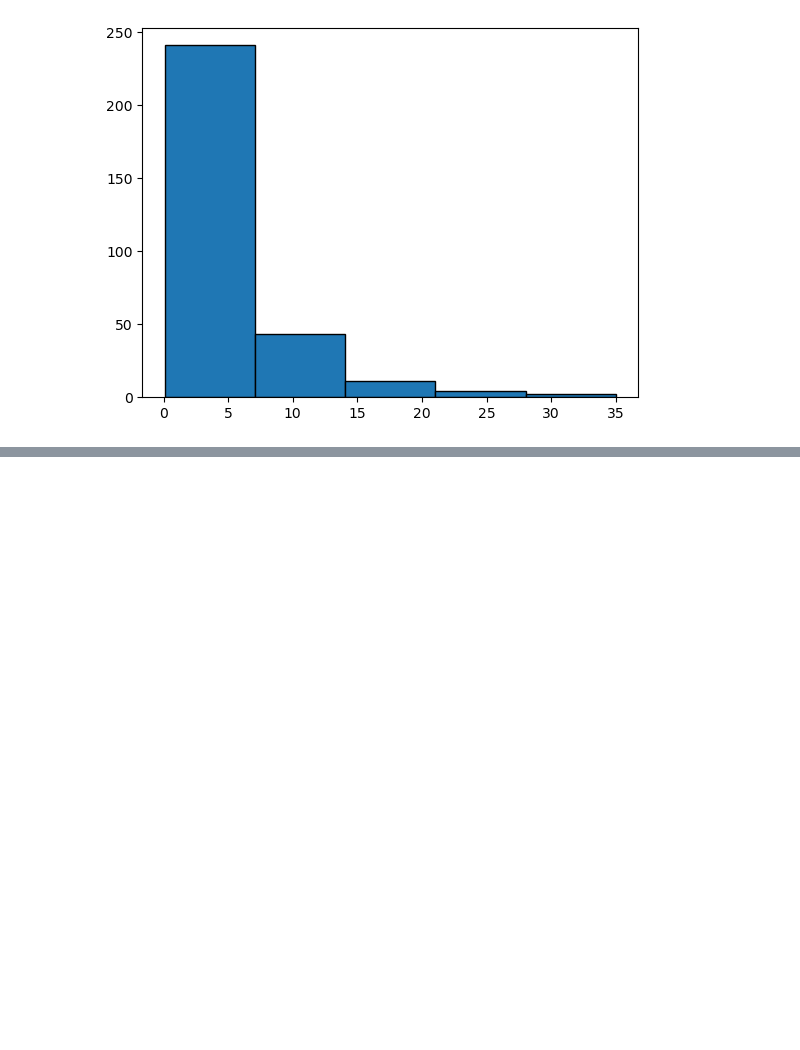
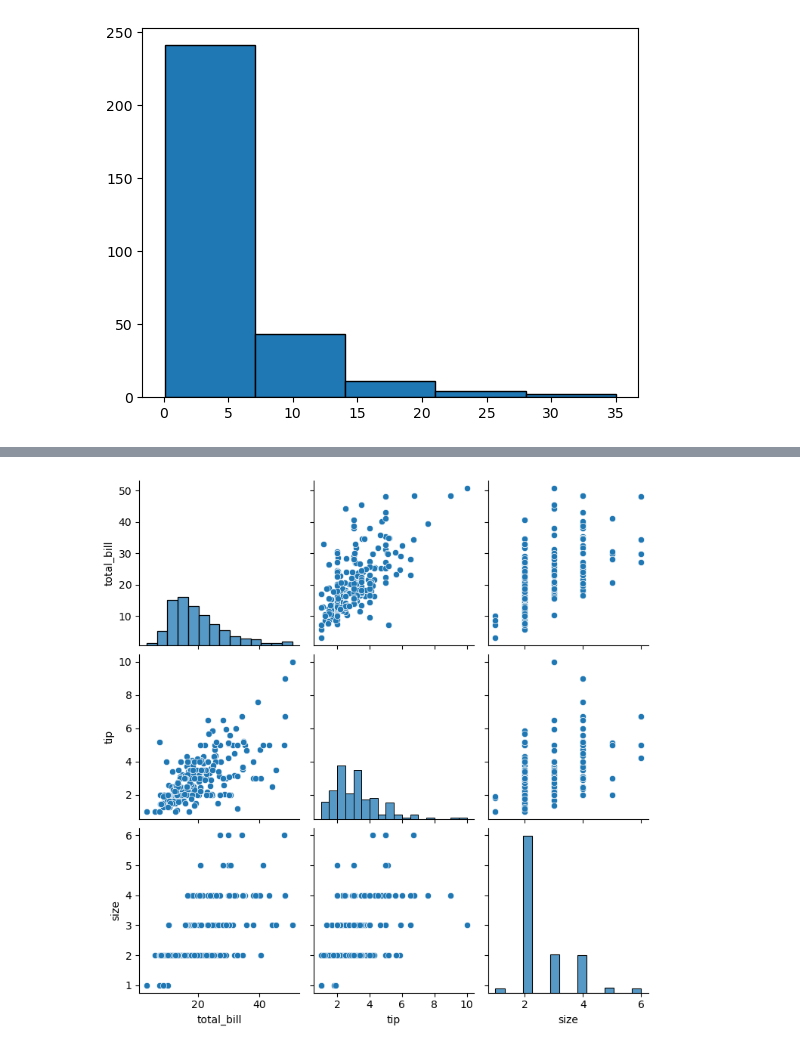
Before and after one commit to RoktimTaye/TIHAN-HYDRABAD-CLASSES, a Jupyter notebook: MODULE 1/MyPrac2.ipynb, the cells around one changed output, grey strips where cells are left out. Cells and saved outputs as stored; diff of their text form; code cells hidden in the pictures; blank space fills up the shorter version.

```diff
--- a/MODULE 1/MyPrac2.ipynb
+++ b/MODULE 1/MyPrac2.ipynb
@@ -111,0 +124,6 @@ plt.show()
+# %%
+numerical_cols = MyDf2.select_dtypes(include=['float64','int64']).columns
+pairplot = sns.pairplot(MyDf2)
+plt.show()
+# %% [output]
+[figure, added]
```
Also changed, not shown: parts of 4 cells of this notebook.
